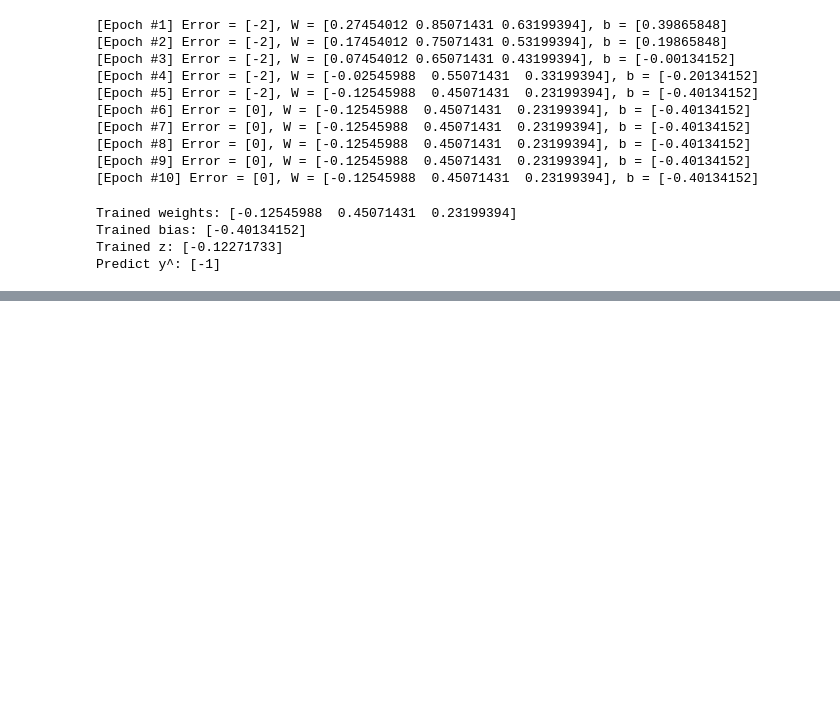
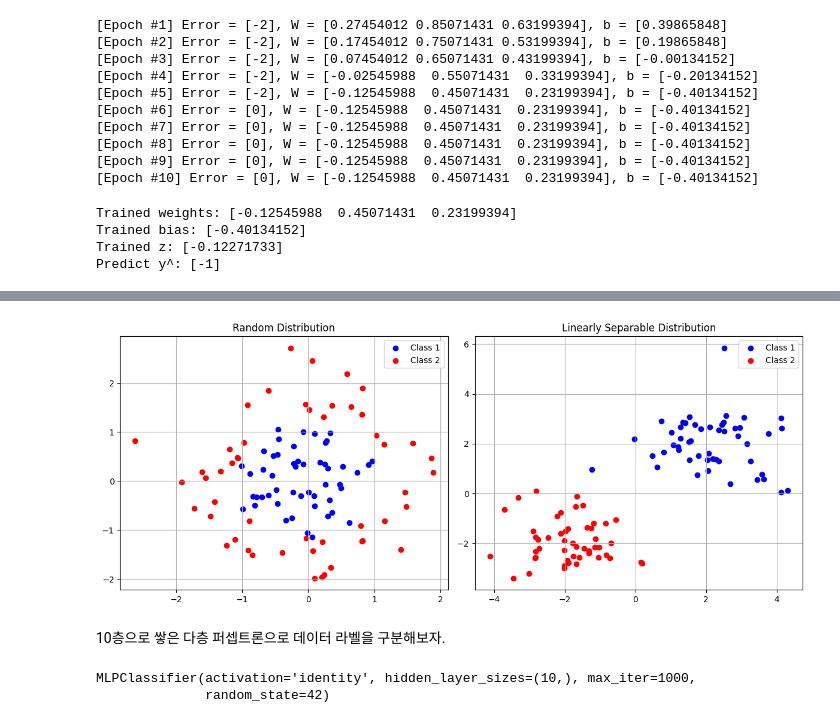
Before and after one commit to LazoYoung/ai-sandbox, a Jupyter notebook: perceptron.ipynb, the cells around one changed output, grey strips where cells are left out. Drawn from its saved outputs; the diff is of its cells as text; code cells hidden in the pictures; blank space fills up the shorter version.

```diff
--- a/perceptron.ipynb
+++ b/perceptron.ipynb
@@ -201,0 +214,71 @@ draw_plane_with_normal(coef)
+# %%
+import numpy as np
+import matplotlib.pyplot as plt
+
+# Random/stochastic dataset
+np.random.seed(42)
+n_samples = 100
+
+# Generate points from gaussian distribution
+X = np.random.randn(n_samples, 2)
+
+# Find distances from center (0,0)
+distances = np.sqrt(np.sum(X ** 2, axis=1))
+
+# Get indices of 50 points closest to center
+n_closer = int(n_samples / 2)
+closest_indices = np.argsort(distances)[:n_closer]
+other_indices = np.argsort(distances)[n_closer:]
+
+# Split into classes based on distance from center
+X1_class1 = X[closest_indices]
+X1_class2 = X[other_indices]
+
+# Generate linearly separable points for second dataset
+X2_class1 = np.random.randn(n_samples // 2, 2) + np.array([2, 2])
+X2_class2 = np.random.randn(n_samples // 2, 2) - np.array([2, 2])
+
+# Visualization
+fig, (ax1, ax2) = plt.subplots(1, 2, figsize=(12, 5))
+
+# Plot first dataset
+ax1.scatter(X1_class1[:, 0], X1_class1[:, 1], c='blue', label='Class 1')
+ax1.scatter(X1_class2[:, 0], X1_class2[:, 1], c='red', label='Class 2')
+ax1.set_title('Random Distribution')
+ax1.legend()
+ax1.grid(True)
+
+# Plot second dataset
+ax2.scatter(X2_class1[:, 0], X2_class1[:, 1], c='blue', label='Class 1')
+ax2.scatter(X2_class2[:, 0], X2_class2[:, 1], c='red', label='Class 2')
+ax2.set_title('Linearly Separable Distribution')
+ax2.legend()
+ax2.grid(True)
+
+plt.tight_layout()
+plt.show()
+# %% [output]
+[figure, added]
+# %% [markdown]
+10층으로 쌓은 다층 퍼셉트론으로 데이터 라벨을 구분해보자.
+# %%
+from sklearn.neural_network import MLPClassifier
+from sklearn.preprocessing import StandardScaler
+
+# Combine the two classes into features X and labels y
+X_train = np.vstack([X1_class1, X1_class2])
+y_train = np.hstack([np.zeros(len(X1_class1)), np.ones(len(X1_class2))])
+
+# Scale the features
+scaler = StandardScaler()
+X_train_scaled = scaler.fit_transform(X_train)
+
+# Train MLP
+mlp = MLPClassifier(
+    hidden_layer_sizes=(10,), random_state=42, max_iter=1000,
+    activation='identity'
+)
+mlp.fit(X_train_scaled, y_train)
+# %% [output]
+MLPClassifier(activation='identity', hidden_layer_sizes=(10,), max_iter=1000,
+              random_state=42)
```
Also changed, not shown: parts of 16 cells of this notebook, 1 other file.
